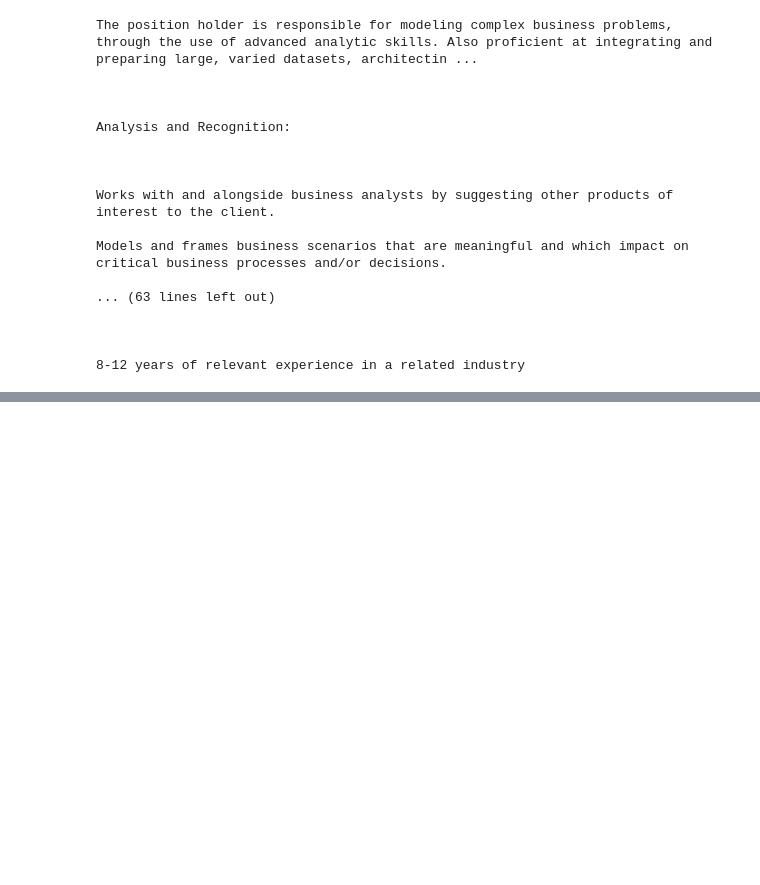
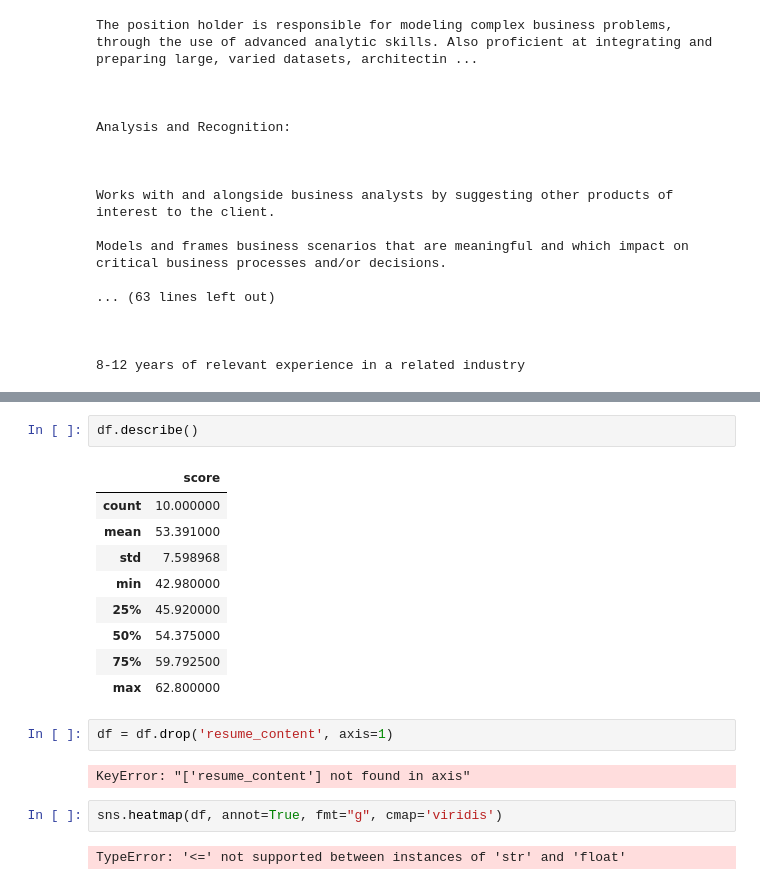
Before and after one commit to mmehmadi94/Data_Science_Bootcamp_codingDojo, a Jupyter notebook: Resume_Scoring/Model.ipynb, the cells around one changed output, grey strips where cells are left out. Cells and saved outputs as stored; diff of their text form; blank space fills up the shorter version.

```diff
--- a/Resume_Scoring/Model.ipynb
+++ b/Resume_Scoring/Model.ipynb
@@ -322,0 +133,20 @@ ModuleNotFoundError: No module named 'en_core_web_sm'
+# %%
+df.describe()
+# %% [output]
+|  | score |
+| count | 10.000000 |
+| mean | 53.391000 |
+| std | 7.598968 |
+| min | 42.980000 |
+| 25% | 45.920000 |
+| 50% | 54.375000 |
+| 75% | 59.792500 |
+| max | 62.800000 |
+# %%
+df = df.drop('resume_content', axis=1)
+# %% [output]
+KeyError: "['resume_content'] not found in axis"
+# %%
+sns.heatmap(df, annot=True, fmt="g", cmap='viridis')
+# %% [output]
+TypeError: '<=' not supported between instances of 'str' and 'float'
```
Also changed, not shown: parts of 26 cells of this notebook, 22 other files.
